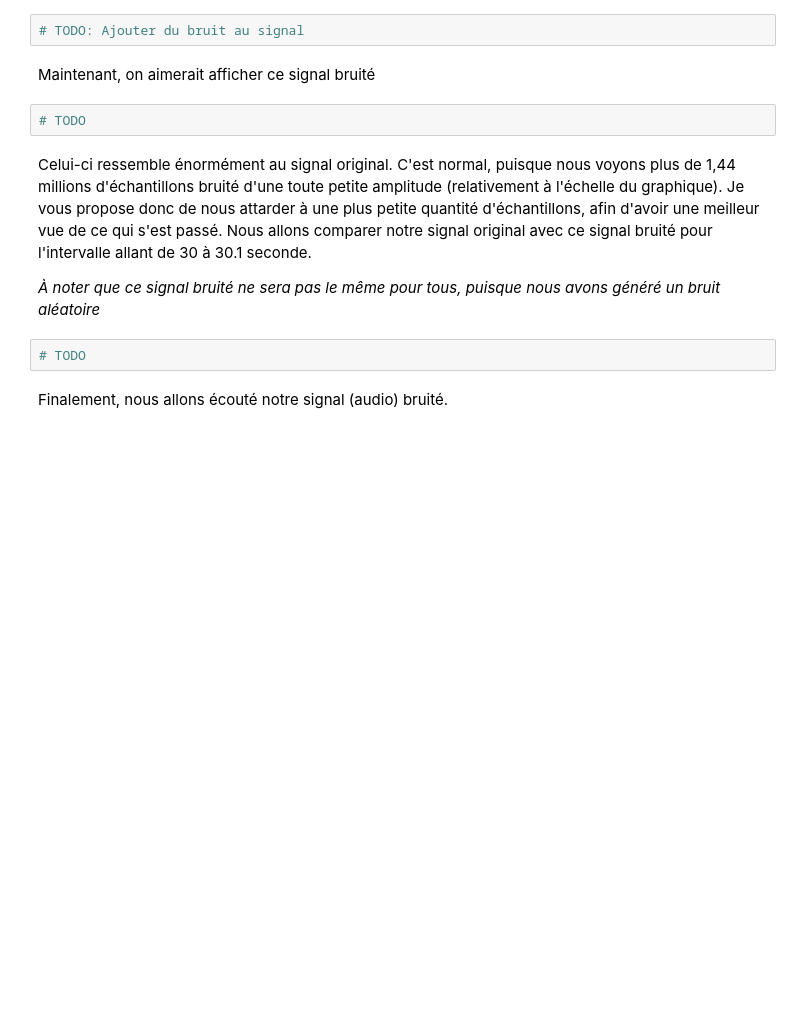
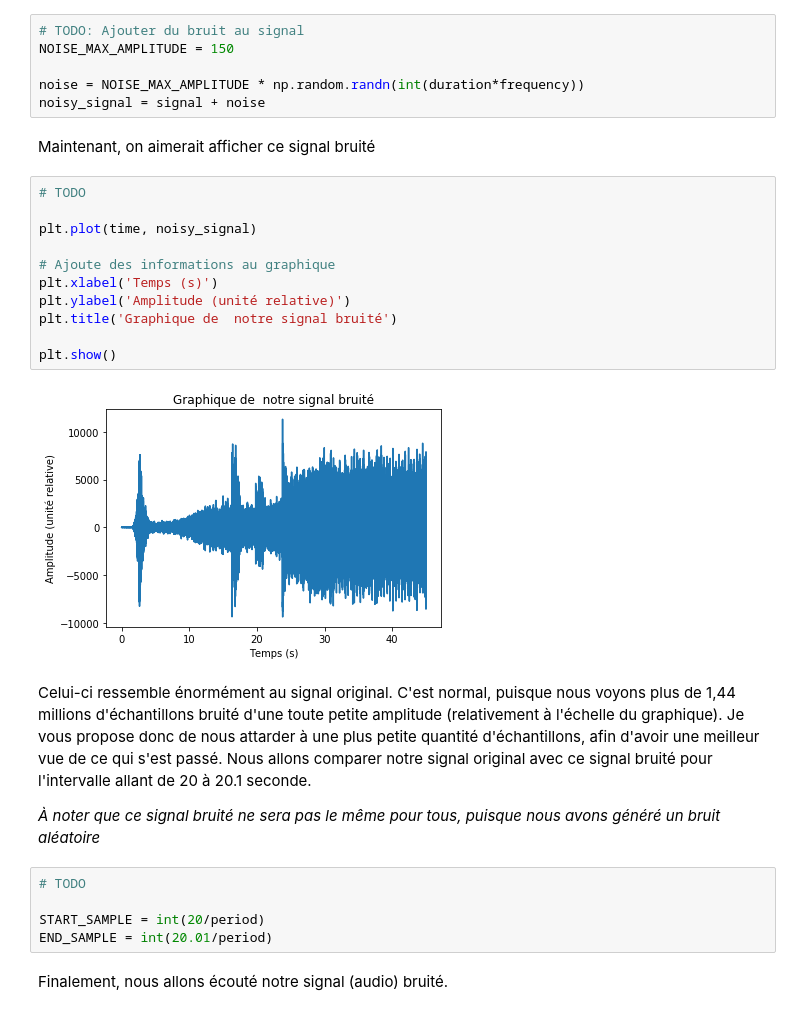
Before and after one commit to WilliamHarvey97/dsp-intro, a Jupyter notebook: dsp-intro.ipynb, the cells around one changed output. Saved outputs shown, nothing was run; the diff lists cells and outputs as text; blank space fills up the shorter version.

```diff
--- a/dsp-intro.ipynb
+++ b/dsp-intro.ipynb
@@ -47,16 +80,34 @@ Le graphique est magnifique! Mais nous voudrions surtout que toutes ces grandes
 En EEG, il s'agirait d'un signal parfait. Pour être un peu plus réaliste nous allons y ajouter un peu de bruit blanc généré à l'aide d'amplitudes ajouté de façon aléatoire sur nos échantillons.
 # %%
 # TODO: Ajouter du bruit au signal
+NOISE_MAX_AMPLITUDE = 150
+
+noise = NOISE_MAX_AMPLITUDE * np.random.randn(int(duration*frequency))
+noisy_signal = signal + noise
 # %% [markdown]
 Maintenant, on aimerait afficher ce signal bruité
-# %%
-# TODO
+# %%
+# TODO
+
+plt.plot(time, noisy_signal)
+
+# Ajoute des informations au graphique
+plt.xlabel('Temps (s)')
+plt.ylabel('Amplitude (unité relative)')
+plt.title('Graphique de  notre signal bruité')
+
+plt.show()
+# %% [output]
+[figure, added]
 # %% [markdown]
-Celui-ci ressemble énormément au signal original. C'est normal, puisque nous voyons plus de 1,44 millions d'échantillons bruité d'une toute petite amplitude (relativement à l'échelle du graphique). Je vous propose donc de nous attarder à une plus petite quantité d'échantillons, afin d'avoir une meilleur vue de ce qui s'est passé. Nous allons comparer notre signal original avec ce signal bruité pour l'intervalle allant de 30 à 30.1 seconde.
+Celui-ci ressemble énormément au signal original. C'est normal, puisque nous voyons plus de 1,44 millions d'échantillons bruité d'une toute petite amplitude (relativement à l'échelle du graphique). Je vous propose donc de nous attarder à une plus petite quantité d'échantillons, afin d'avoir une meilleur vue de ce qui s'est passé. Nous allons comparer notre signal original avec ce signal bruité pour l'intervalle allant de 20 à 20.1 seconde.
 
 *À noter que ce signal bruité ne sera pas le même pour tous, puisque nous avons généré un bruit aléatoire*
-# %%
-# TODO
+# %%
+# TODO
+
+START_SAMPLE = int(20/period)
+END_SAMPLE = int(20.01/period)
 # %% [markdown]
 Finalement, nous allons écouté notre signal (audio) bruité.
 # %%
```
Also changed, not shown: parts of 9 cells of this notebook.
